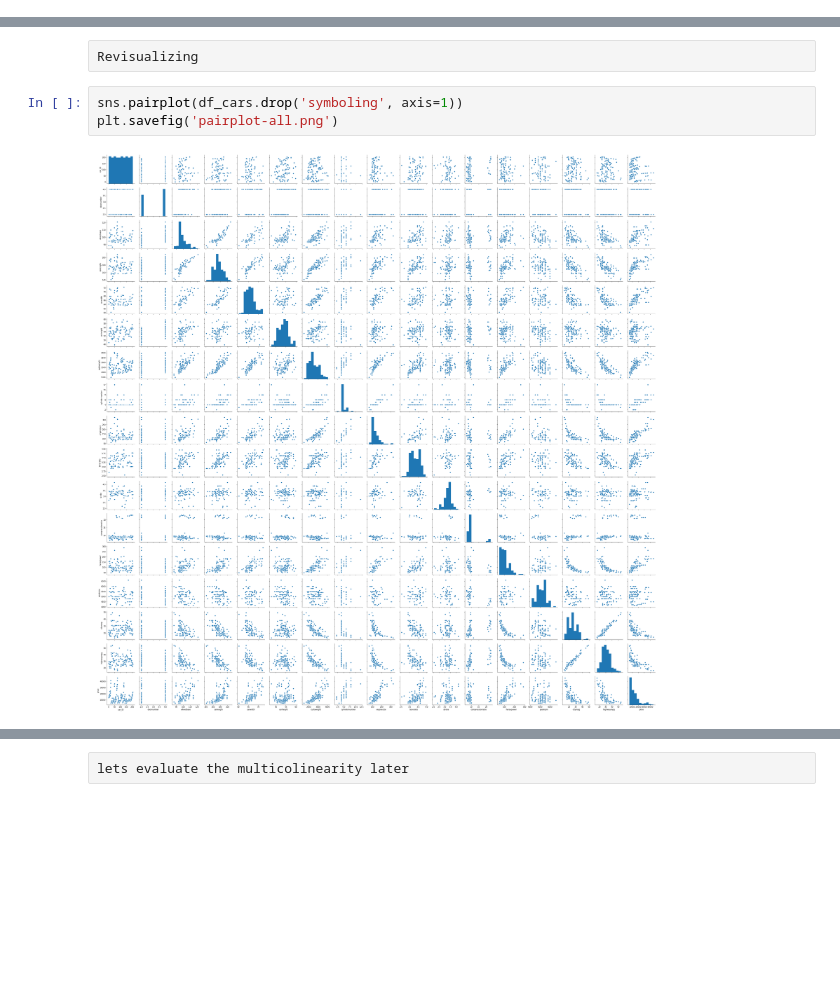
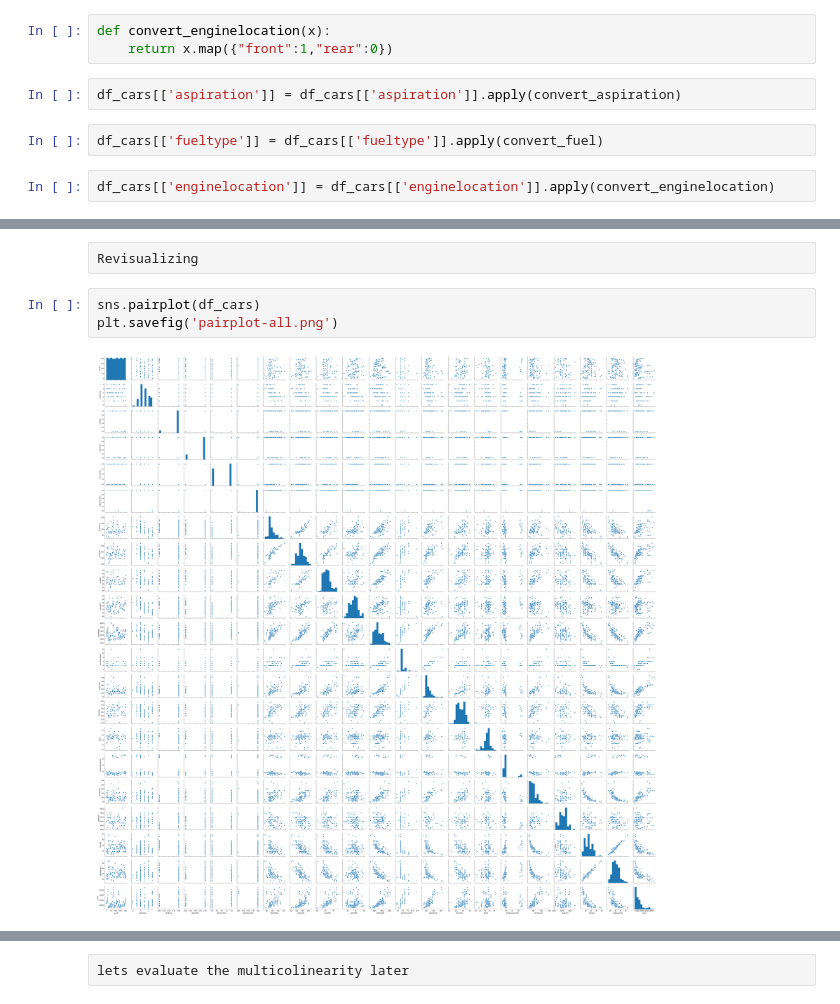
Before and after one commit to vamsigp/IIIT-B, a Jupyter notebook: 1. Statistics and Machine Learning/8A. LinearReg-Assignment/Geely Auto Assignment.ipynb, the cells around one changed output, grey strips where cells are left out. Cells and saved outputs as stored; diff of their text form; blank space fills up the shorter version.

```diff
--- a/1. Statistics and Machine Learning/8A. LinearReg-Assignment/Geely Auto Assignment.ipynb
+++ b/1. Statistics and Machine Learning/8A. LinearReg-Assignment/Geely Auto Assignment.ipynb
@@ -209,3 +201,12 @@ df_cars[varlist] = df_cars[varlist].apply(convert_to_num)
+# %%
+def convert_enginelocation(x):
+    return x.map({"front":1,"rear":0})
+# %%
+df_cars[['aspiration']] = df_cars[['aspiration']].apply(convert_aspiration)
+# %%
+df_cars[['fueltype']] = df_cars[['fueltype']].apply(convert_fuel)
+# %%
+df_cars[['enginelocation']] = df_cars[['enginelocation']].apply(convert_enginelocation)
 # %%
 df_cars.info()
 # %% [output]
@@ -241,9 +243,9 @@ df_cars.describe()
 # %% [raw]
 Revisualizing
 # %%
-sns.pairplot(df_cars.drop('symboling', axis=1))
+sns.pairplot(df_cars)
 plt.savefig('pairplot-all.png')
 # %% [output]
-[figure, old version]
+[figure, new version]
 # %%
 plt.figure(figsize = (20,10))
```
Also changed, not shown: parts of 54 cells of this notebook, 6 other files.
